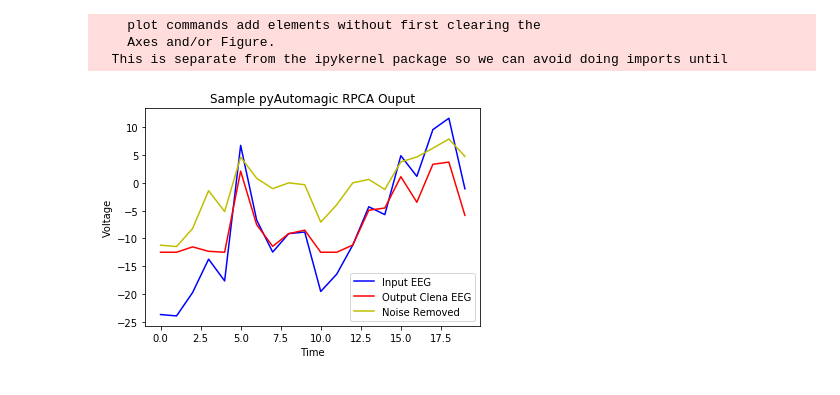
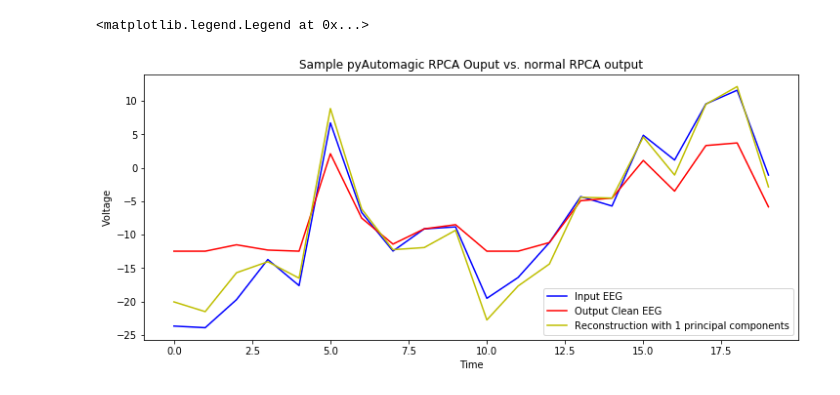
Before and after one commit to NeuroDataDesign/TeamEEG, a Jupyter notebook: Raph/performRPCA.ipynb, the cells around one changed output. Drawn from its saved outputs; the diff is of its cells as text; code cells hidden in the pictures.

Commit message:
added more Unit testing for performRPCA

```diff
--- a/Raph/performRPCA.ipynb
+++ b/Raph/performRPCA.ipynb
@@ -55,16 +55,17 @@ dat = np.array([[-21.1425781250000, -23.6816406250000,-21.4843750000000],
 [-13.0859375000000,-1.07421875000000,-8.44726562500000]])
 # %%
 A,E = performRPCA(dat)
+pca = PCA(n_components=1)
+principalComponents = pca.fit_transform(dat)
+approximation = pca.inverse_transform(principalComponents)
+plt.figure(figsize=(12,5))
 plt.plot(dat[::,1],'b')
-plt.hold(True)
-plt.plot(A[::,1],'r');
-plt.plot(E[::,1],'y');
-plt.xlabel('Time');
-plt.ylabel('Voltage');
-plt.title('Sample pyAutomagic RPCA Ouput');
-plt.legend(['Input EEG','Output Clena EEG', 'Noise Removed']);
+plt.plot(A[::,1],'r')
+plt.plot(approximation[::,1],'y')
+plt.xlabel('Time')
+plt.ylabel('Voltage')
+plt.title('Sample pyAutomagic RPCA Ouput vs. normal RPCA output')
+plt.legend(['Input EEG','Output Clean EEG', 'Reconstruction with 1 principal components'],loc=4)
 # %% [output]
-    plot commands add elements without first clearing the
-    Axes and/or Figure.
-  This is separate from the ipykernel package so we can avoid doing imports until
+<matplotlib.legend.Legend at 0x...>
-[figure, old version]
+[figure, new version]
```
Also changed, not shown: parts of 7 cells of this notebook, 1 other file.
